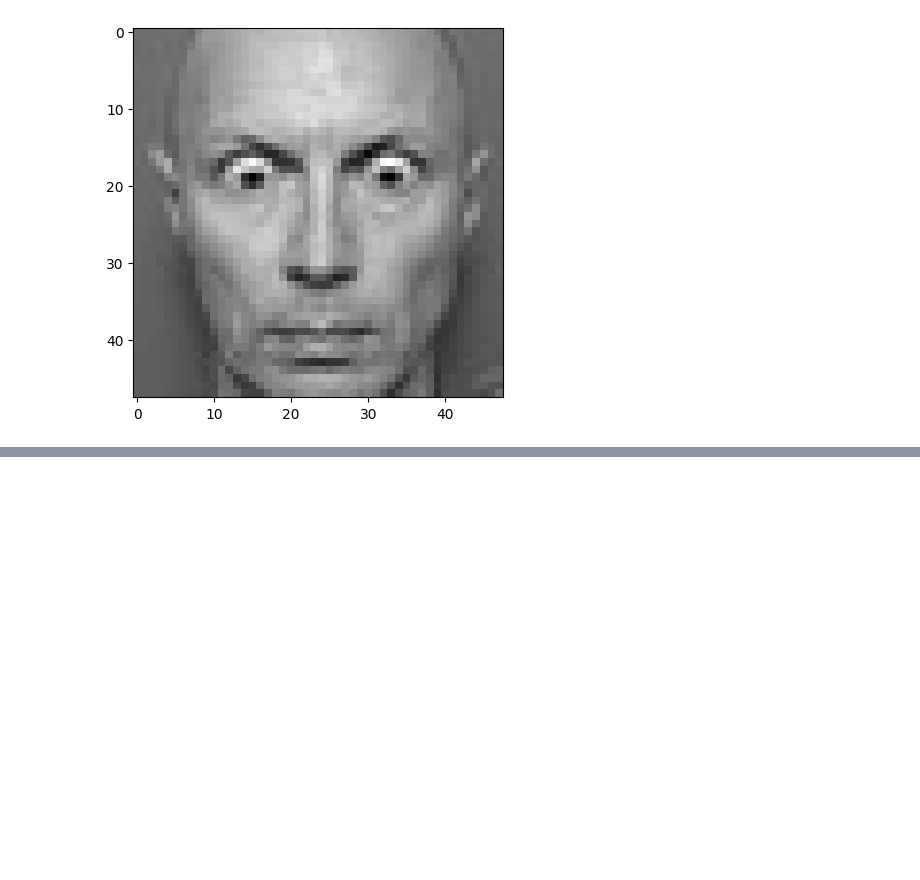
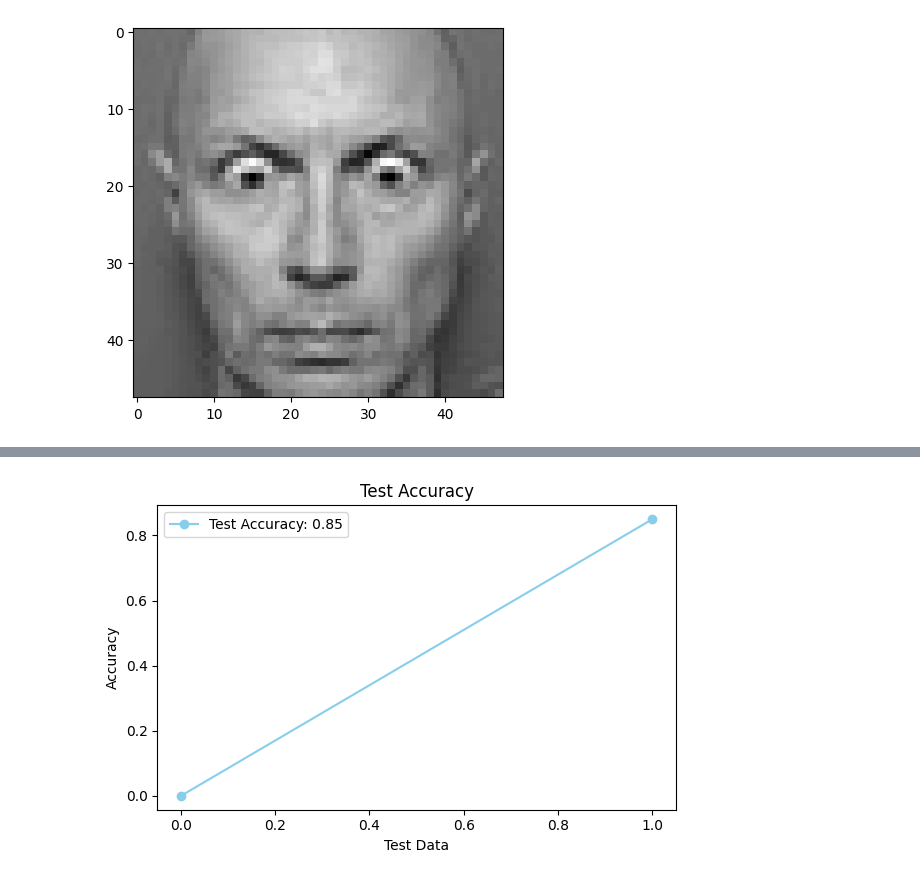
Before and after one commit to subin-shk/FaceTune, a Jupyter notebook: trainmodel.ipynb, the cells around one changed output, grey strips where cells are left out. Saved outputs shown, nothing was run; the diff lists cells and outputs as text; code cells hidden in the pictures; blank space fills up the shorter version.

```diff
--- a/trainmodel.ipynb
+++ b/trainmodel.ipynb
@@ -301,0 +376,28 @@ model prediction is  surprise
+# %%
+import matplotlib.pyplot as plt
+
+# Evaluate the model on the test set
+test_loss, test_accuracy = model.evaluate(x_test, y_test, verbose=1)
+
+# Create a simple line plot for the final test accuracy
+plt.figure(figsize=(6, 4))
+
+# Plot a line for the Test Accuracy
+plt.plot([0, 1], [0, test_accuracy], marker='o', color='skyblue', label=f'Test Accuracy: {test_accuracy:.2f}')
+
+# Add labels and title
+plt.title('Test Accuracy')
+plt.xlabel('Test Data')
+plt.ylabel('Accuracy')
+
+# Show legend
+plt.legend()
+
+# Display the plot
+plt.tight_layout()
+plt.show()
+
+# Print the test results
+print(f"Test Loss: {test_loss}")
+print(f"Test Accuracy: {test_accuracy}")
+# %% [output]
@@ -301,0 +405 @@ model prediction is  surprise
+[figure, added]
```
Also changed, not shown: parts of 6 cells of this notebook, 9 other files.
